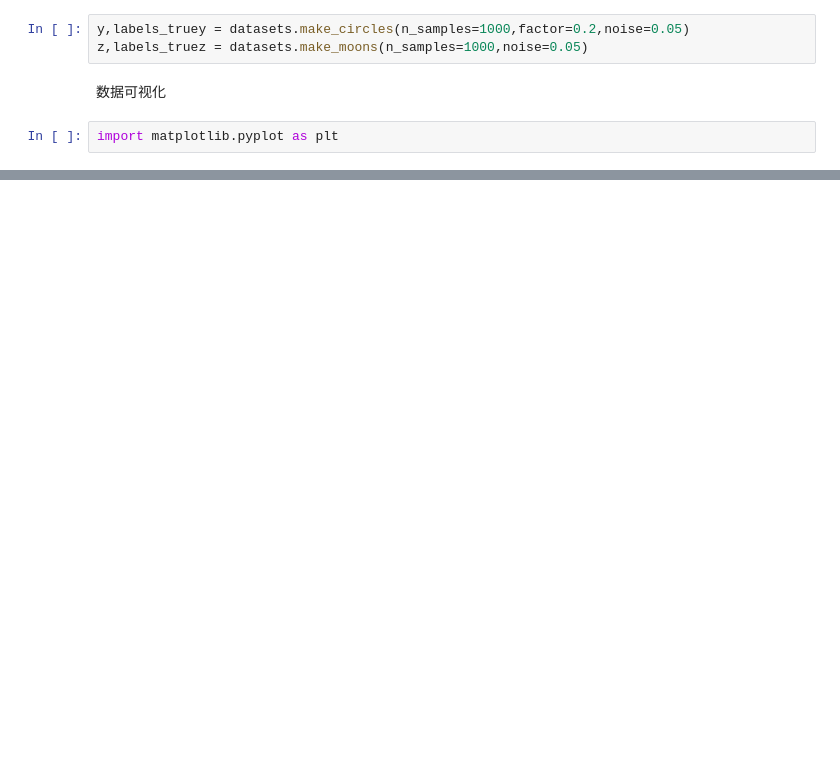
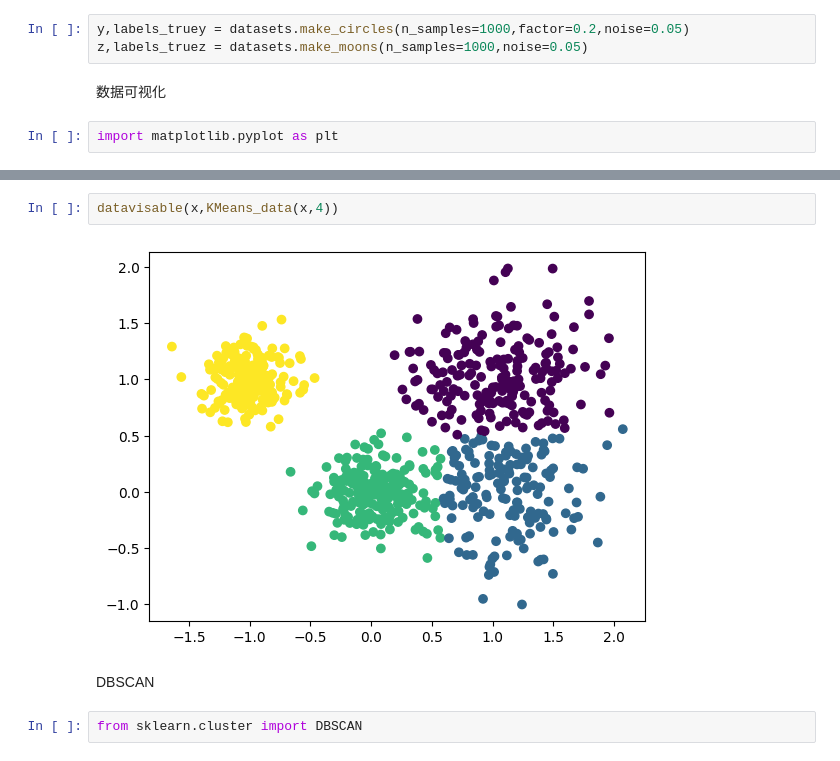
Before and after one commit to zhangjiancai/Something_else_learnning, a Jupyter notebook: clustering.ipynb, the cells around one changed output, grey strips where cells are left out. Cells and saved outputs as stored; diff of their text form; blank space fills up the shorter version.

```diff
--- a/clustering.ipynb
+++ b/clustering.ipynb
@@ -43,0 +75,8 @@ datavisable(z,labels_truez)
+# %%
+datavisable(x,KMeans_data(x,4))
+# %% [output]
+[figure, added]
+# %% [markdown]
+DBSCAN
+# %%
+from sklearn.cluster import DBSCAN
```
Also changed, not shown: parts of 12 cells of this notebook, 1 other file.
